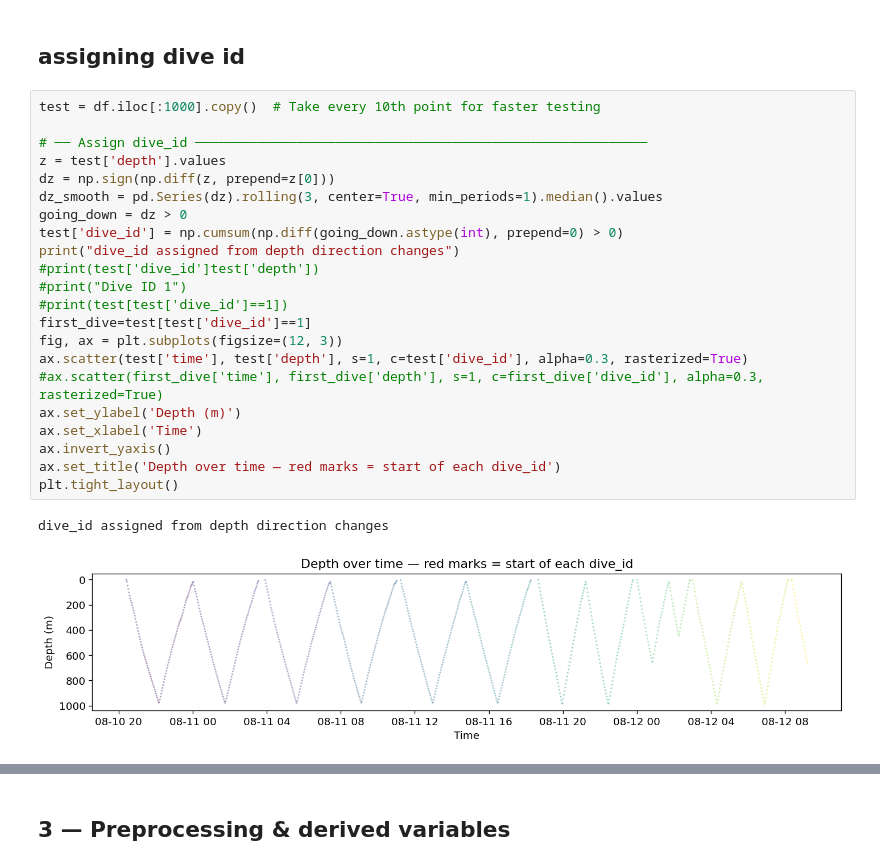
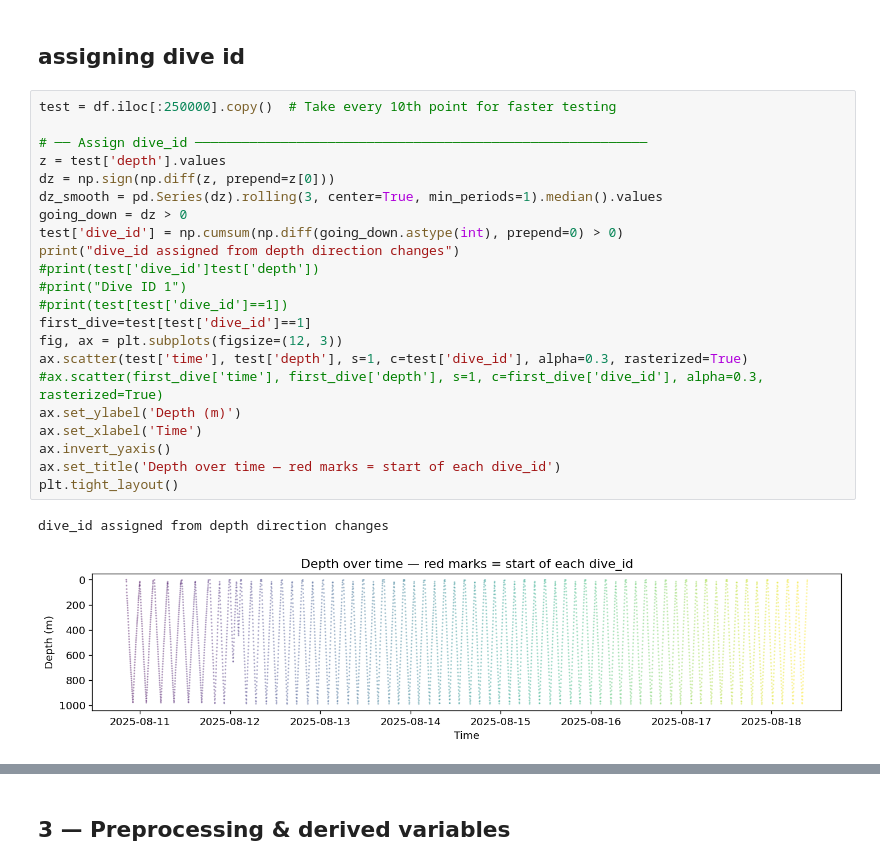
Before and after one commit to Maranderine/IIMS_CTD, a Jupyter notebook: CTD/ctd_analysis.ipynb, the cells around one changed output, grey strips where cells are left out. Cells and saved outputs as stored; diff of their text form.

Commit message:
Comments and minor improvement to the graph

```diff
--- a/CTD/ctd_analysis.ipynb
+++ b/CTD/ctd_analysis.ipynb
@@ -332,27 +645,27 @@ plt.tight_layout()
 # %% [markdown]
 ## assigning dive id
 # %%
-test = df.iloc[:1000].copy()  # Take every 10th point for faster testing
+test = df.iloc[:250000].copy()  # Take every 10th point for faster testing
 
 # ── Assign dive_id ──────────────────────────────────────────────────────────
 z = test['depth'].values
 dz = np.sign(np.diff(z, prepend=z[0]))
 dz_smooth = pd.Series(dz).rolling(3, center=True, min_periods=1).median().values
 going_down = dz > 0
 test['dive_id'] = np.cumsum(np.diff(going_down.astype(int), prepend=0) > 0)
 print("dive_id assigned from depth direction changes")
 #print(test['dive_id']test['depth'])
 #print("Dive ID 1")
 #print(test[test['dive_id']==1])
 first_dive=test[test['dive_id']==1]
 fig, ax = plt.subplots(figsize=(12, 3))
 ax.scatter(test['time'], test['depth'], s=1, c=test['dive_id'], alpha=0.3, rasterized=True)
 #ax.scatter(first_dive['time'], first_dive['depth'], s=1, c=first_dive['dive_id'], alpha=0.3, rasterized=True)
 ax.set_ylabel('Depth (m)')
 ax.set_xlabel('Time')
 ax.invert_yaxis()
 ax.set_title('Depth over time — red marks = start of each dive_id')
 plt.tight_layout()
 # %% [output]
 dive_id assigned from depth direction changes
-[figure, old version]
+[figure, new version]
```
Also changed, not shown: parts of 24 cells of this notebook, 2 other files.
